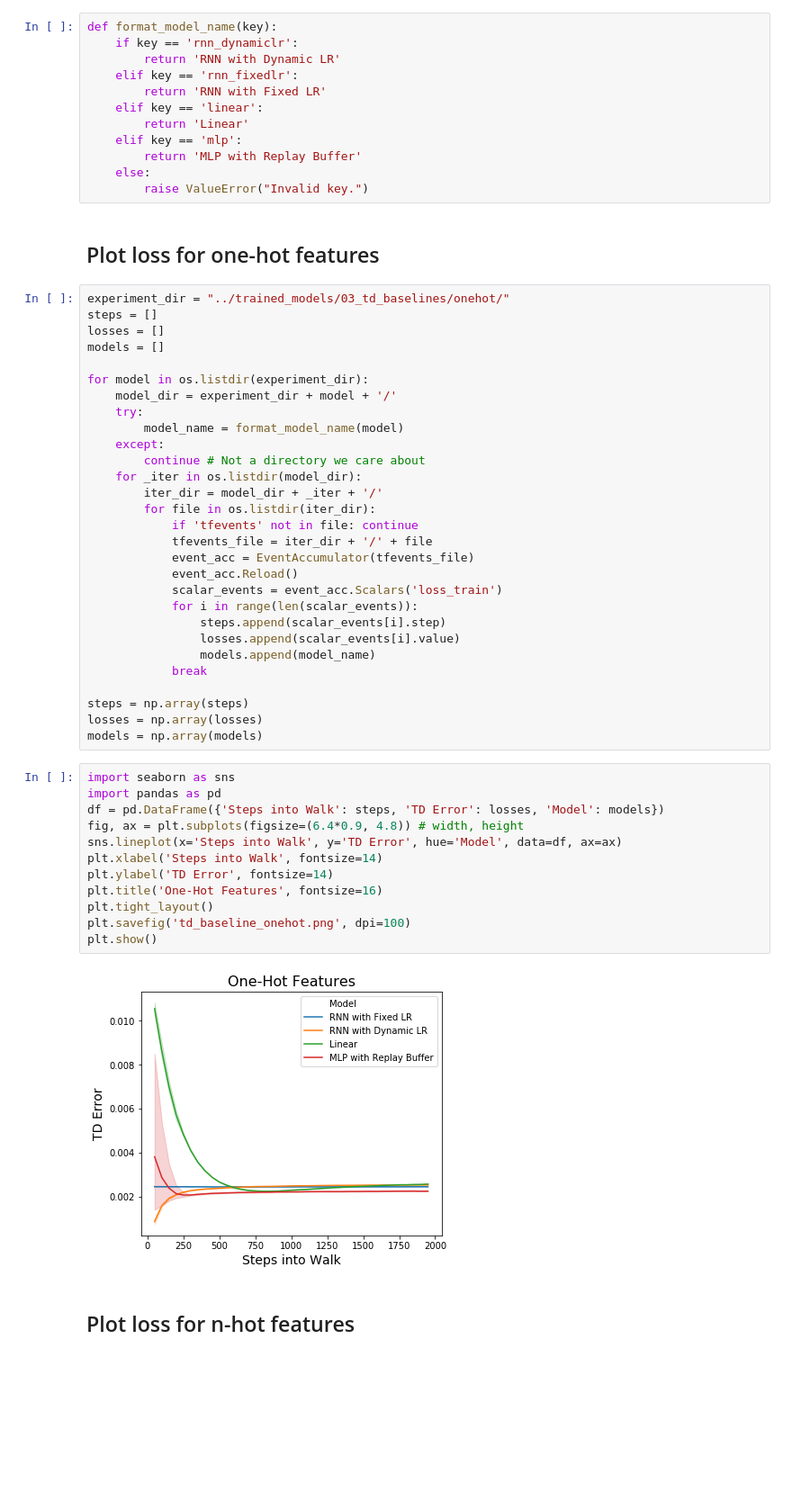
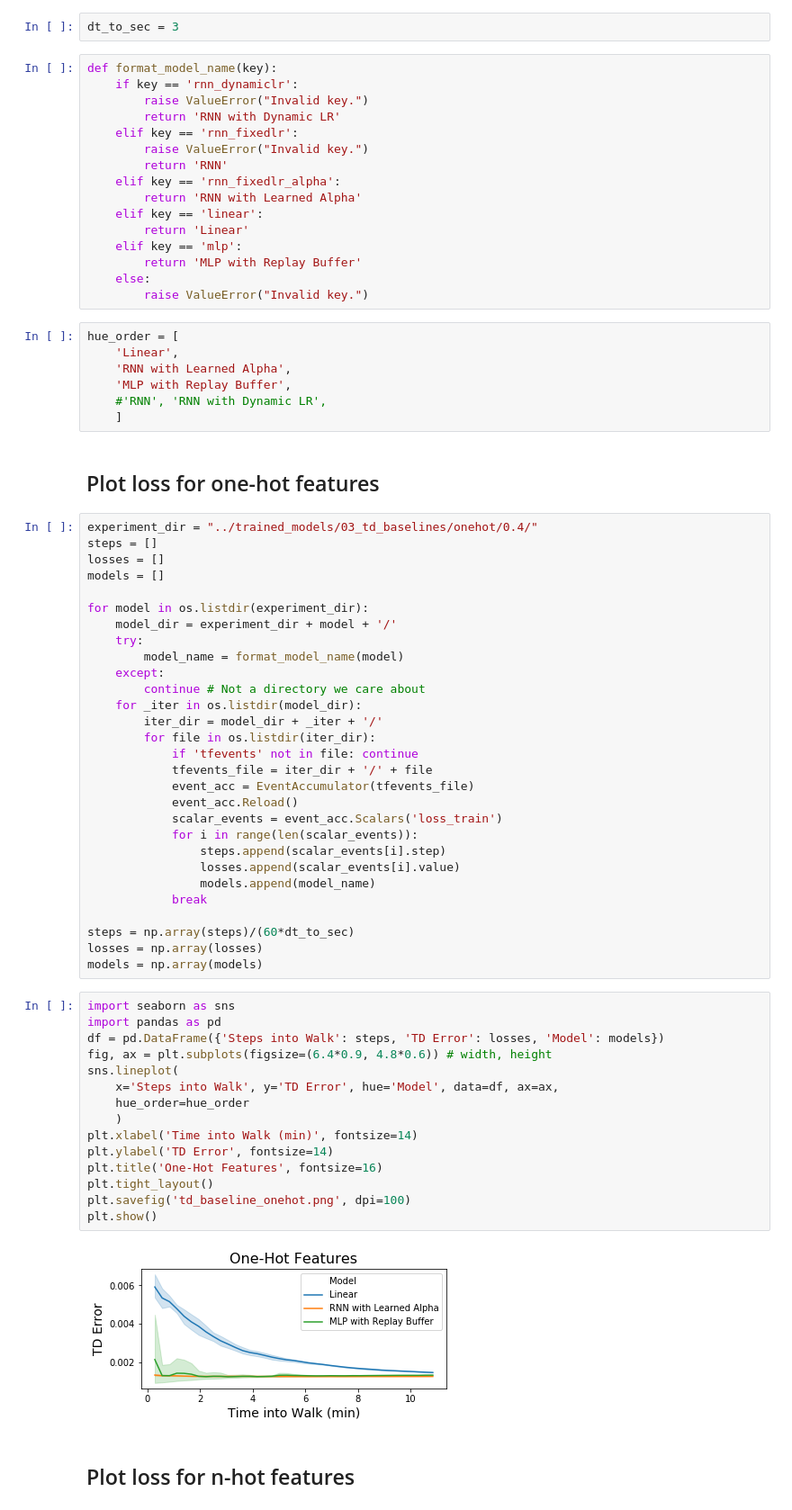
Before and after one commit to chingf/sr-project, a Jupyter notebook: notebooks/3a-td-baselines.ipynb, the cells around one changed output. Shown at 90% size. Saved outputs shown, nothing was run; the diff lists cells and outputs as text; blank space fills up the shorter version.

Commit message:
Renaming of notebook order and update of aggregate metrics notebooks for bulk script runs

```diff
--- a/notebooks/3a-td-baselines.ipynb
+++ b/notebooks/3a-td-baselines.ipynb
@@ -16,22 +16,35 @@ from sr_model.models.models import AnalyticSR, STDP_SR, Linear, MLP
 from datasets import inputs
 
 device = 'cpu'
+# %%
+dt_to_sec = 3
 # %%
 def format_model_name(key):
     if key == 'rnn_dynamiclr':
+        raise ValueError("Invalid key.")
         return 'RNN with Dynamic LR'
     elif key == 'rnn_fixedlr':
-        return 'RNN with Fixed LR'
+        raise ValueError("Invalid key.")
+        return 'RNN'
+    elif key == 'rnn_fixedlr_alpha':
+        return 'RNN with Learned Alpha'
     elif key == 'linear':
         return 'Linear'
     elif key == 'mlp':
         return 'MLP with Replay Buffer'
     else:
         raise ValueError("Invalid key.")
+# %%
+hue_order = [
+    'Linear',
+    'RNN with Learned Alpha',
+    'MLP with Replay Buffer',
+    #'RNN', 'RNN with Dynamic LR',
+    ]
 # %% [markdown]
 ## Plot loss for one-hot features
 # %%
-experiment_dir = "../trained_models/03_td_baselines/onehot/"
+experiment_dir = "../trained_models/03_td_baselines/onehot/0.4/"
 steps = []
 losses = []
 models = []
@@ -56,23 +69,26 @@ for model in os.listdir(experiment_dir):
                 models.append(model_name)
             break
 
-steps = np.array(steps)
+steps = np.array(steps)/(60*dt_to_sec)
 losses = np.array(losses)
 models = np.array(models)
 # %%
 import seaborn as sns
 import pandas as pd
 df = pd.DataFrame({'Steps into Walk': steps, 'TD Error': losses, 'Model': models})
-fig, ax = plt.subplots(figsize=(6.4*0.9, 4.8)) # width, height
-sns.lineplot(x='Steps into Walk', y='TD Error', hue='Model', data=df, ax=ax)
-plt.xlabel('Steps into Walk', fontsize=14)
+fig, ax = plt.subplots(figsize=(6.4*0.9, 4.8*0.6)) # width, height
+sns.lineplot(
+    x='Steps into Walk', y='TD Error', hue='Model', data=df, ax=ax,
+    hue_order=hue_order
+    )
+plt.xlabel('Time into Walk (min)', fontsize=14)
 plt.ylabel('TD Error', fontsize=14)
 plt.title('One-Hot Features', fontsize=16)
 plt.tight_layout()
 plt.savefig('td_baseline_onehot.png', dpi=100)
 plt.show()
 # %% [output]
-[figure, old version]
+[figure, new version]
 # %% [markdown]
 ## Plot loss for n-hot features
 # %%
```
Also changed, not shown: parts of 2 cells of this notebook, 5 other files.
